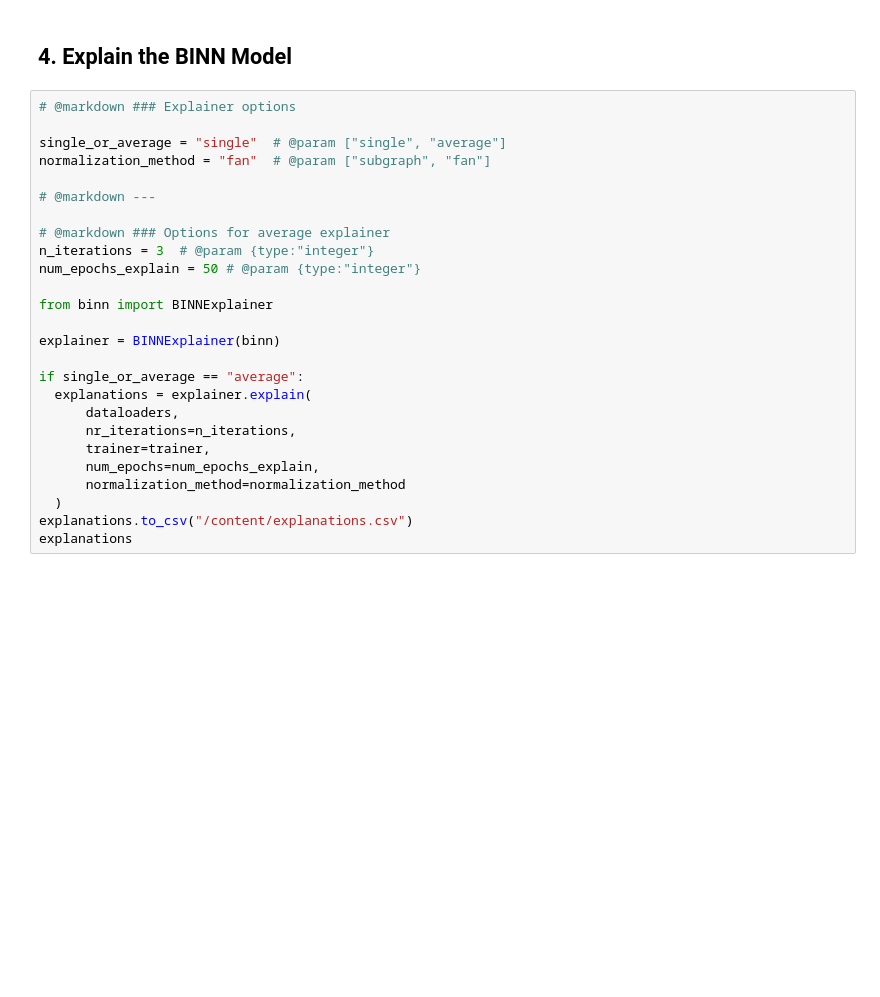
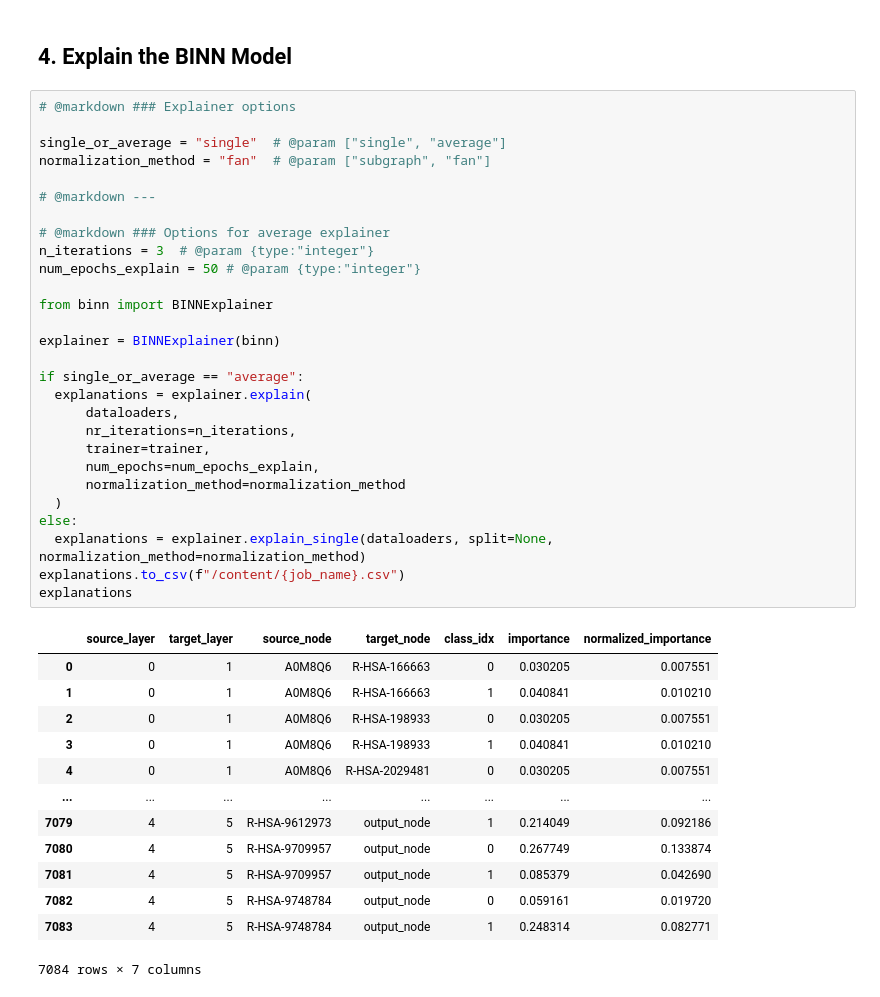
Before and after one commit to InfectionMedicineProteomics/BINN, a Jupyter notebook: colab/BINN_colab.ipynb, the cells around one changed output. Saved outputs shown, nothing was run; the diff lists cells and outputs as text; blank space fills up the shorter version.

```diff
--- a/colab/BINN_colab.ipynb
+++ b/colab/BINN_colab.ipynb
@@ -177,29 +197,45 @@ trainer.fit(dataloaders=dataloaders, num_epochs=num_epochs)
 # %%
 # @markdown ### Explainer options
 
 single_or_average = "single"  # @param ["single", "average"]
 normalization_method = "fan"  # @param ["subgraph", "fan"]
 
 # @markdown ---
 
 # @markdown ### Options for average explainer
 n_iterations = 3  # @param {type:"integer"}
 num_epochs_explain = 50 # @param {type:"integer"}
 
 from binn import BINNExplainer
 
 explainer = BINNExplainer(binn)
 
 if single_or_average == "average":
   explanations = explainer.explain(
       dataloaders,
       nr_iterations=n_iterations,
       trainer=trainer,
       num_epochs=num_epochs_explain,
       normalization_method=normalization_method
   )
-explanations.to_csv("/content/explanations.csv")
+else:
+  explanations = explainer.explain_single(dataloaders, split=None, normalization_method=normalization_method)
+explanations.to_csv(f"/content/{job_name}.csv")
 explanations
+# %% [output]
+|  | source_layer | target_layer | source_node | target_node | class_idx | importance | normalized_importance |
+| 0 | 0 | 1 | A0M8Q6 | R-HSA-166663 | 0 | 0.030205 | 0.007551 |
+| 1 | 0 | 1 | A0M8Q6 | R-HSA-166663 | 1 | 0.040841 | 0.010210 |
+| 2 | 0 | 1 | A0M8Q6 | R-HSA-198933 | 0 | 0.030205 | 0.007551 |
+| 3 | 0 | 1 | A0M8Q6 | R-HSA-198933 | 1 | 0.040841 | 0.010210 |
+| 4 | 0 | 1 | A0M8Q6 | R-HSA-2029481 | 0 | 0.030205 | 0.007551 |
+| ... | ... | ... | ... | ... | ... | ... | ... |
+| 7079 | 4 | 5 | R-HSA-9612973 | output_node | 1 | 0.214049 | 0.092186 |
+| 7080 | 4 | 5 | R-HSA-9709957 | output_node | 0 | 0.267749 | 0.133874 |
+| 7081 | 4 | 5 | R-HSA-9709957 | output_node | 1 | 0.085379 | 0.042690 |
+| 7082 | 4 | 5 | R-HSA-9748784 | output_node | 0 | 0.059161 | 0.019720 |
+| 7083 | 4 | 5 | R-HSA-9748784 | output_node | 1 | 0.248314 | 0.082771 |
+7084 rows × 7 columns
 # %%
 # @title ## 5. Plot
 from binn.plot.network import visualize_binn
```
Also changed, not shown: parts of 6 cells of this notebook.
